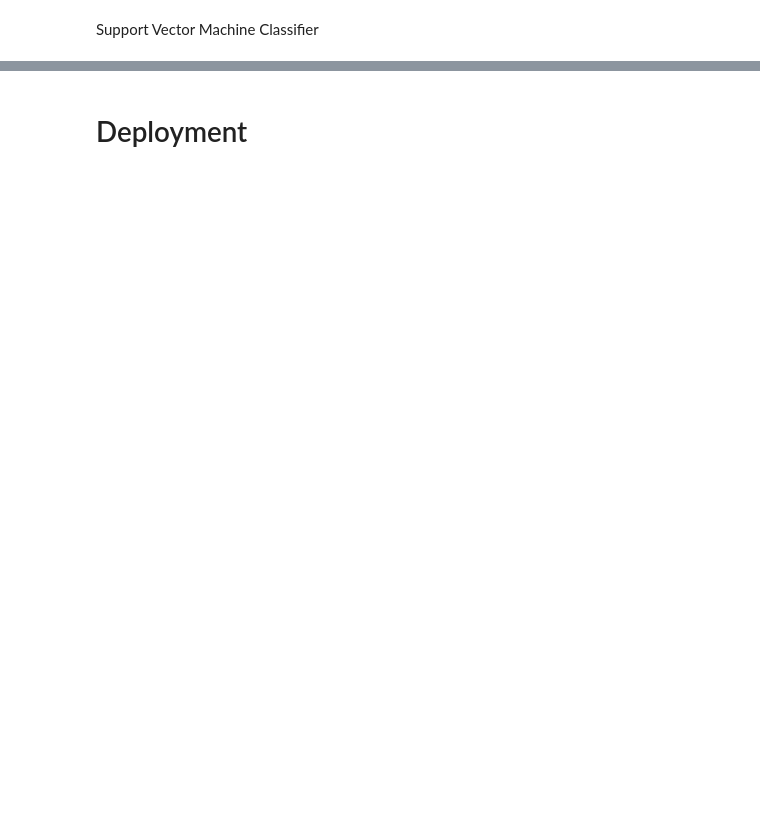
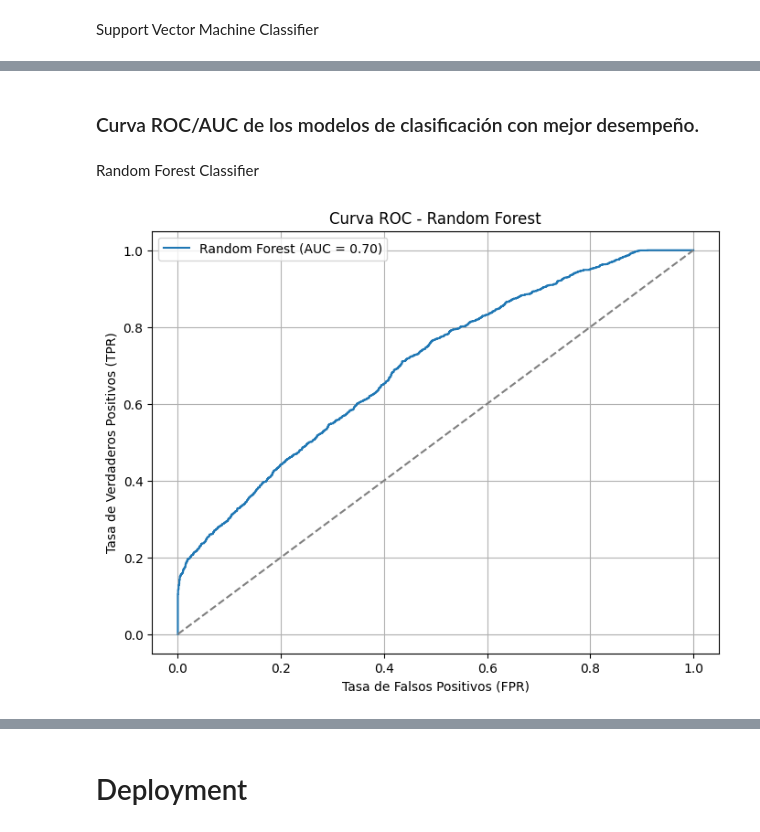
Before and after one commit to Adamiyevsty/MachineLearning, a Jupyter notebook: EV1 - Machine Learning.ipynb, the cells around one changed output, grey strips where cells are left out. Cells and saved outputs as stored; diff of their text form; code cells hidden in the pictures; blank space fills up the shorter version.

```diff
--- a/EV1 - Machine Learning.ipynb
+++ b/EV1 - Machine Learning.ipynb
@@ -1993,0 +2312,26 @@ Matriz de Confusión:
+# %% [markdown]
+### Curva ROC/AUC de los modelos de clasificación con mejor desempeño.
+# %% [markdown]
+Random Forest Classifier
+# %%
+# Obtener las probabilidades para la clase positiva
+y_prob_rf = grid_rf.predict_proba(X_test_c)[:, 1]
+
+# Calcular las tasas FPR, TPR y los umbrales
+fpr_rf, tpr_rf, thresholds_rf = roc_curve(y_test_c, y_prob_rf)
+
+# Calcular el AUC
+auc_rf = roc_auc_score(y_test_c, y_prob_rf)
+
+# Graficar la curva ROC
+plt.figure(figsize=(8, 6))
+plt.plot(fpr_rf, tpr_rf, label=f"Random Forest (AUC = {auc_rf:.2f})")
+plt.plot([0, 1], [0, 1], linestyle='--', color='gray')
+plt.xlabel('Tasa de Falsos Positivos (FPR)')
+plt.ylabel('Tasa de Verdaderos Positivos (TPR)')
+plt.title('Curva ROC - Random Forest')
+plt.legend()
+plt.grid()
+plt.show()
+# %% [output]
+[figure, added]
```
Also changed, not shown: parts of 58 cells of this notebook.
